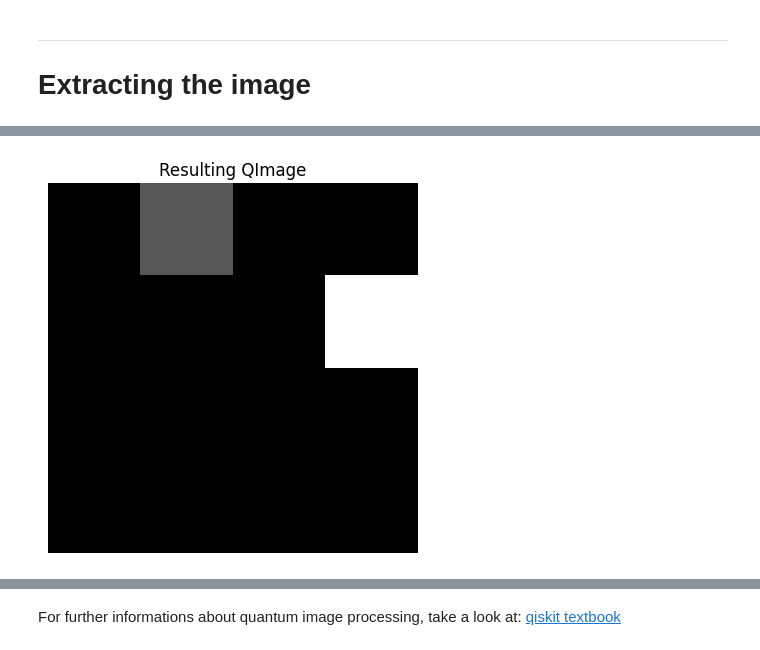
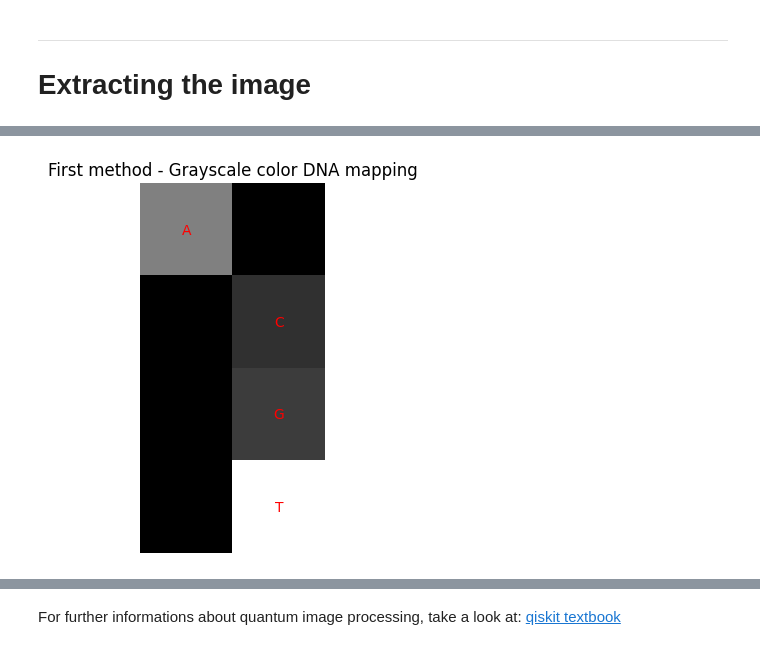
Before and after one commit to Dpbm/dna-image-quantum, a Jupyter notebook: examples.ipynb, the cells around one changed output, grey strips where cells are left out. Saved outputs shown, nothing was run; the diff lists cells and outputs as text; code cells hidden in the pictures.

```diff
--- a/examples.ipynb
+++ b/examples.ipynb
@@ -70,7 +77,8 @@ In this example, the nucleotides are encoded as 8bit grayscale color representat
 |   $10$   |     G      |  $|i\rangle$   |
 |   $11$   |     T      |  $|-i\rangle$  |
 # %%
-CCY = YGate().control(2)
+CCRX = lambda theta: RXGate(theta).control(2)
+CCH = HGate().control(2)
 # %%
 base = QuantumRegister(2, name='B')
 phase = QuantumRegister(1, name='P')
@@ -166,16 +179,35 @@ qc.draw('mpl')
 # %%
-def get_image_first_method(qc:QuantumCircuit, x:int, y:int) -> np.array:
+def get_image_first_method(qc:QuantumCircuit, x:int, y:int) -> (np.array, list):
     job = sampler.run([qc], shots=1000)
     job_result = job.result()
     values = list(job_result[0].data.meas.get_counts().keys())
 
-    img = np.zeros((2**y,2**x))
+    colors = np.zeros((2**x,2**y))
+    nucleotides = []
+
+    for i in range(2**x):
+        nucleotides.append([])
+        for j in range(2**y):
+            nucleotides[-1].append(' ')
+    bases = {
+        int('10000000',2):"A",
+        int('00110001',2):"C",
+        int('00111100',2):"G",
+        int('11111111',2):"T"
+    }
 
     for value in values:
         x_pos = int(value[:x],2)
         y_pos = int(value[x:x+y],2)
         color = int(value[x+y:],2)
 
-        img[x_pos][y_pos] = color
+        colors[x_pos][y_pos] = color
+        if(color != 0): nucleotides[x_pos][y_pos] = bases[color]
 
-    return img
+    return colors, nucleotides
+# %%
+total_x_pos = 2
+total_y_pos = 1
+qc = prepare_qc_first_method(total_x_pos, total_y_pos, {'000':'A', '011':'C', '101':'G', '111':'T'})
+qc.measure_all()
+qc.draw('mpl')
@@ -182,8 +216,15 @@ def get_image_first_method(qc:QuantumCircuit, x:int, y:int) -> np.array:
 # %%
-image = get_image_first_method(qc, 2,2)
-plt.imshow(image, cmap='gray')
-plt.axis("off")
-plt.title("Resulting QImage")
+colors,nucleotides = get_image_first_method(qc, total_x_pos, total_y_pos)
+
+fig, ax = plt.subplots(1, sharex = True, sharey = False)
+im = ax.imshow(colors,cmap='gray')
+
+for (j,i),_ in np.ndenumerate(colors):
+    value = nucleotides[j][i]
+    ax.text(i,j,value, color="red", ha='center',va='center')
+plt.title("First method - Grayscale color DNA mapping")
+plt.axis('Off')
+plt.savefig('first-method-example.png')
 plt.show()
 # %% [output]
-[figure, old version]
+[figure, new version]
```
Also changed, not shown: parts of 13 cells of this notebook, 2 other files.
